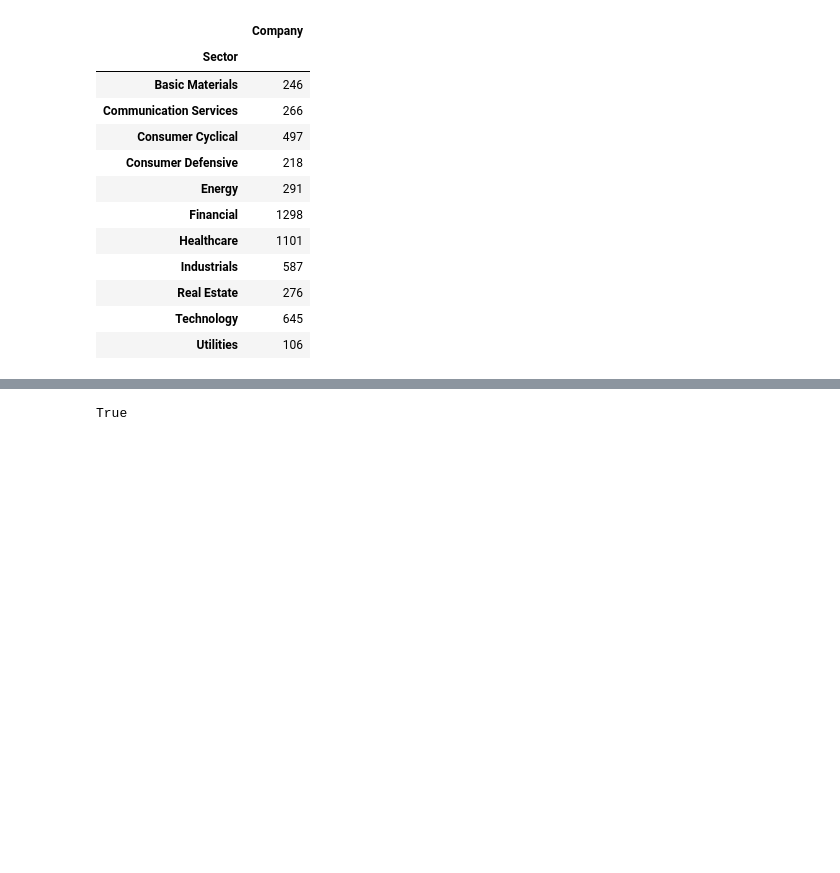
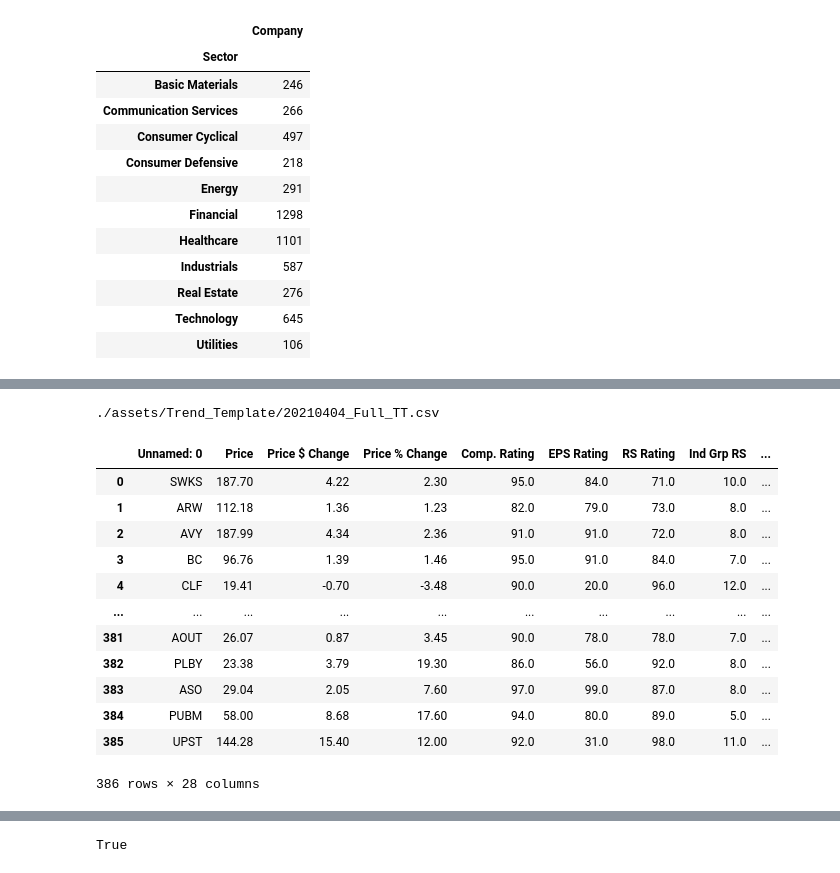
Before and after one commit to chan1123/Full_Trend_Template, a Jupyter notebook: Testing.ipynb, the cells around one changed output, grey strips where cells are left out. Drawn from its saved outputs; the diff is of its cells as text; code cells hidden in the pictures; blank space fills up the shorter version.

```diff
--- a/Testing.ipynb
+++ b/Testing.ipynb
@@ -147,3 +147,21 @@ df_proportion
+# %%
+from trend_template import return_TT
+return_TT()
+# %% [output]
+./assets/Trend_Template/20210404_Full_TT.csv
+|  | Unnamed: 0 | Price | Price $ Change | Price % Change | Comp. Rating | EPS Rating | RS Rating | Ind Grp RS | ... |
+| 0 | SWKS | 187.70 | 4.22 | 2.30 | 95.0 | 84.0 | 71.0 | 10.0 | ... |
+| 1 | ARW | 112.18 | 1.36 | 1.23 | 82.0 | 79.0 | 73.0 | 8.0 | ... |
+| 2 | AVY | 187.99 | 4.34 | 2.36 | 91.0 | 91.0 | 72.0 | 8.0 | ... |
+| 3 | BC | 96.76 | 1.39 | 1.46 | 95.0 | 91.0 | 84.0 | 7.0 | ... |
+| 4 | CLF | 19.41 | -0.70 | -3.48 | 90.0 | 20.0 | 96.0 | 12.0 | ... |
+| ... | ... | ... | ... | ... | ... | ... | ... | ... | ... |
+| 381 | AOUT | 26.07 | 0.87 | 3.45 | 90.0 | 78.0 | 78.0 | 7.0 | ... |
+| 382 | PLBY | 23.38 | 3.79 | 19.30 | 86.0 | 56.0 | 92.0 | 8.0 | ... |
+| 383 | ASO | 29.04 | 2.05 | 7.60 | 97.0 | 99.0 | 87.0 | 8.0 | ... |
+| 384 | PUBM | 58.00 | 8.68 | 17.60 | 94.0 | 80.0 | 89.0 | 5.0 | ... |
+| 385 | UPST | 144.28 | 15.40 | 12.00 | 92.0 | 31.0 | 98.0 | 11.0 | ... |
+386 rows × 28 columns
 # %%
 import datetime
 df2 = df_proportion.T
```
Also changed, not shown: parts of 7 cells of this notebook, 8 other files.
